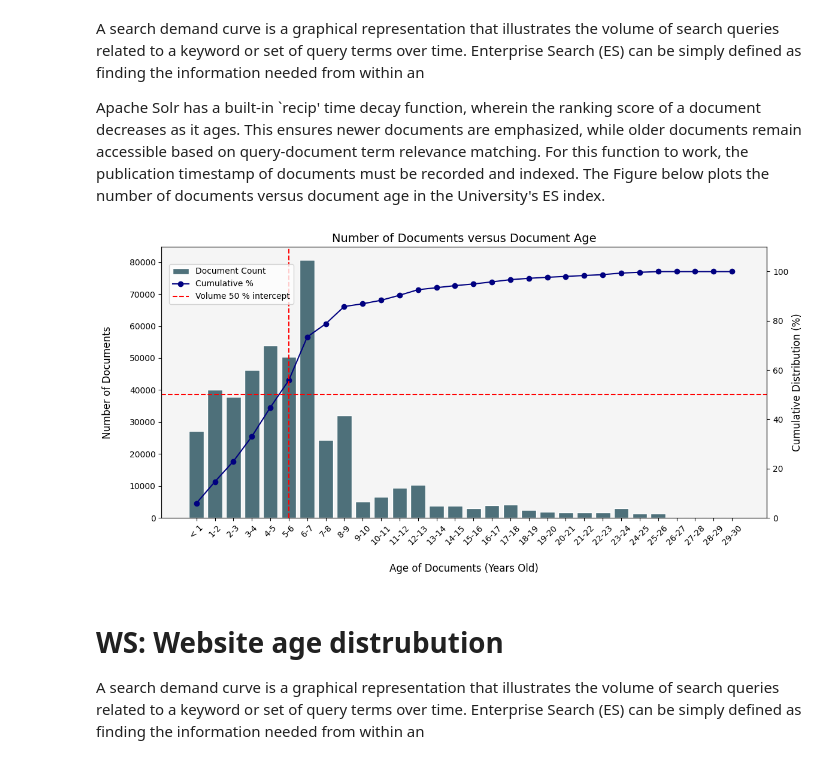
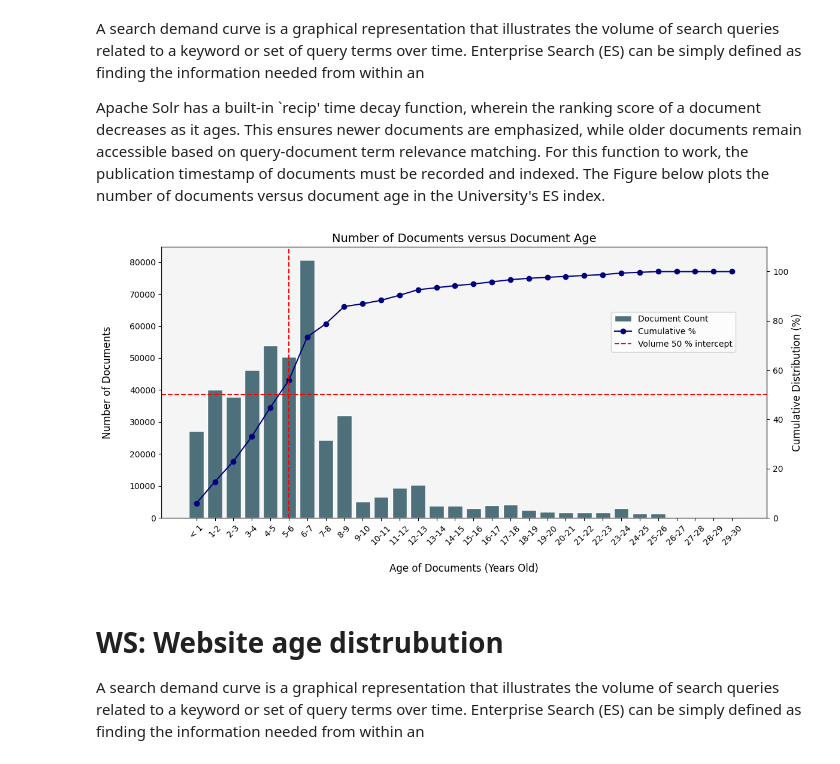
Before and after one commit to ColinDaly75/ES-Ranking, a Jupyter notebook: recency-inventory-of-document-age-plot.ipynb, the cells around one changed output. Drawn from its saved outputs; the diff is of its cells as text; code cells hidden in the pictures.

```diff
--- a/recency-inventory-of-document-age-plot.ipynb
+++ b/recency-inventory-of-document-age-plot.ipynb
@@ -75,35 +75,35 @@ ax2 = ax1.twinx()
 ax2.plot(years, cumulative_distribution_percentage, color='navy', marker='o', label='Cumulative %')
 ax2.set_ylabel('Cumulative Distribution (%)', fontsize=12)
 ax2.tick_params(axis='y', labelsize=10)
 ax2.set_ylim(0, 110)
 
 
 # Find the n% intercept volume and year
 n_percent_volume = 50
 intercept_index_n = np.argmax(cumulative_distribution_percentage >= n_percent_volume)
 intercept_year_n = years[intercept_index_n]
 intercept_volume_n = cumulative_distribution[intercept_index_n]
 
 # Add the n% intercept line
 ax2.axhline(y=n_percent_volume, color='red', linestyle='--', label=f"Volume {n_percent_volume} % intercept")
 ax2.axvline(x=intercept_year_n, color='red', linestyle='--')
 ax1.annotate(f"",
              xy=(intercept_year_n, n_percent_volume), xycoords='data',
              #xytext=(intercept_year_n, n_percent_volume + 10),
              arrowprops=dict(arrowstyle="->", color='black'),
              fontsize=10, color='black')
 
 
 # Add legends for clarity
-fig.legend(loc='upper left', bbox_to_anchor=(0.1, 0.9), fontsize=10)
+fig.legend(loc='center right', bbox_to_anchor=(0.9, 0.7), fontsize=10)
 
 # Tight layout and show the plot
 plt.tight_layout()
 
 plt.savefig('Fig-Document-Recency-Inventory.png', bbox_inches='tight')
 plt.show()
 # %% [output]
-[figure, old version]
+[figure, new version]
 # %% [markdown]
 # **WS: Website age distrubution** <a class="anchor" id="WSdistribution"></a>
 A search demand curve is a graphical representation that illustrates the volume of search queries related to a keyword or set of query terms over time.
```
Also changed, not shown: parts of 2 cells of this notebook.
